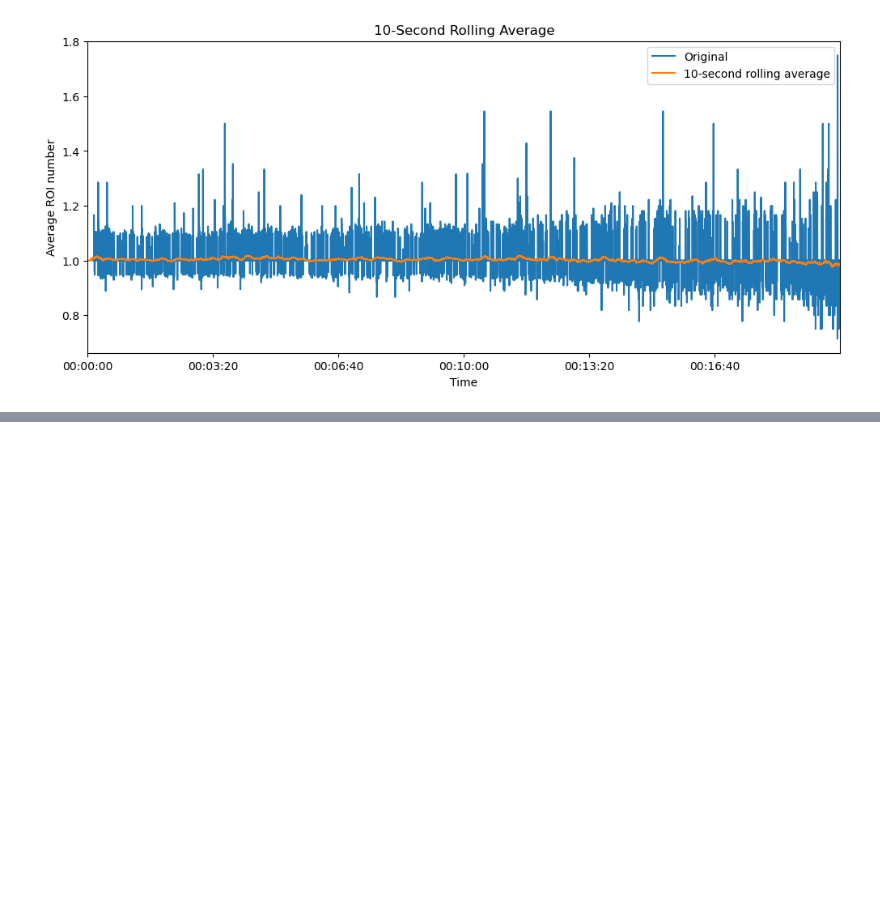
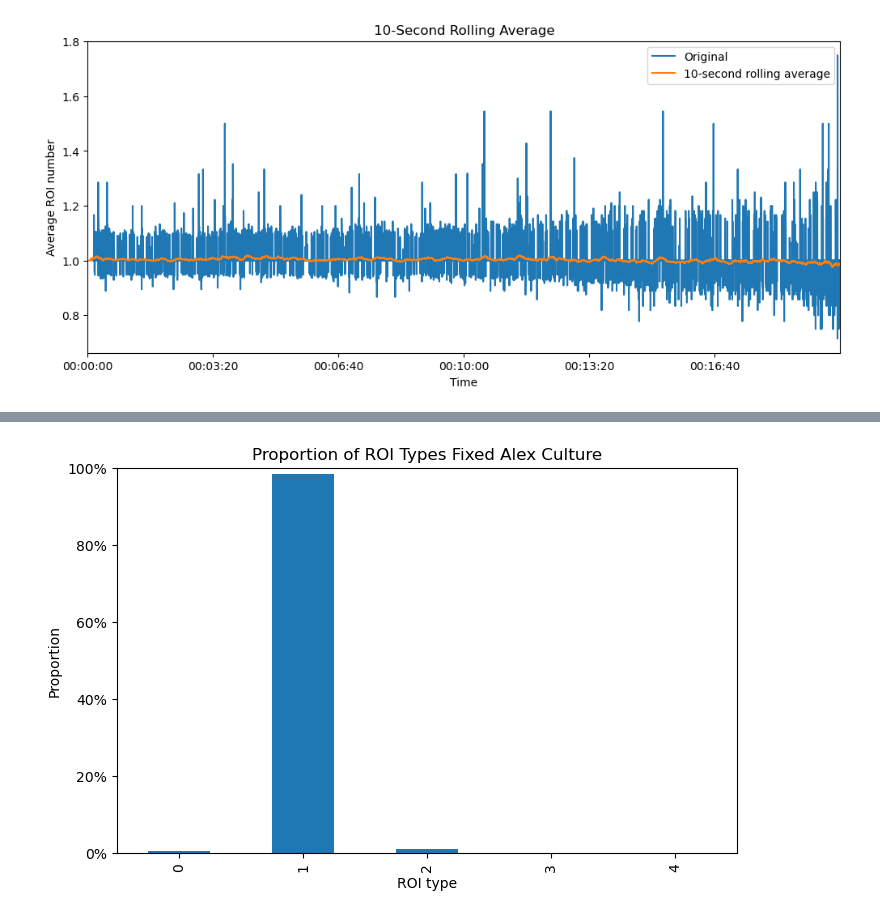
Before and after one commit to michaelstaiger/IFCBParticleSize, a Jupyter notebook: EmpyricalAnalysis/Notebooks/FixedAlexCultureAnalysis.ipynb, the cells around one changed output, grey strips where cells are left out. Saved outputs shown, nothing was run; the diff lists cells and outputs as text; code cells hidden in the pictures; blank space fills up the shorter version.

```diff
--- a/EmpyricalAnalysis/Notebooks/FixedAlexCultureAnalysis.ipynb
+++ b/EmpyricalAnalysis/Notebooks/FixedAlexCultureAnalysis.ipynb
@@ -427,0 +428,15 @@ plt.show()
+# %%
+proportions = fixed_df["RoiType"].value_counts(normalize=True).sort_index()
+
+proportions.plot(kind="bar", figsize=(8, 5))
+
+plt.xlabel("ROI type")
+plt.ylabel("Proportion")
+plt.title("Proportion of ROI Types Fixed Alex Culture")
+plt.ylim(0, 1)
+plt.gca().yaxis.set_major_formatter(
+    plt.FuncFormatter(lambda y, _: f"{y:.0%}")
+)
+plt.show()
+# %% [output]
+[figure, added]
```
Also changed, not shown: parts of 1 cell of this notebook, 3 other files.
